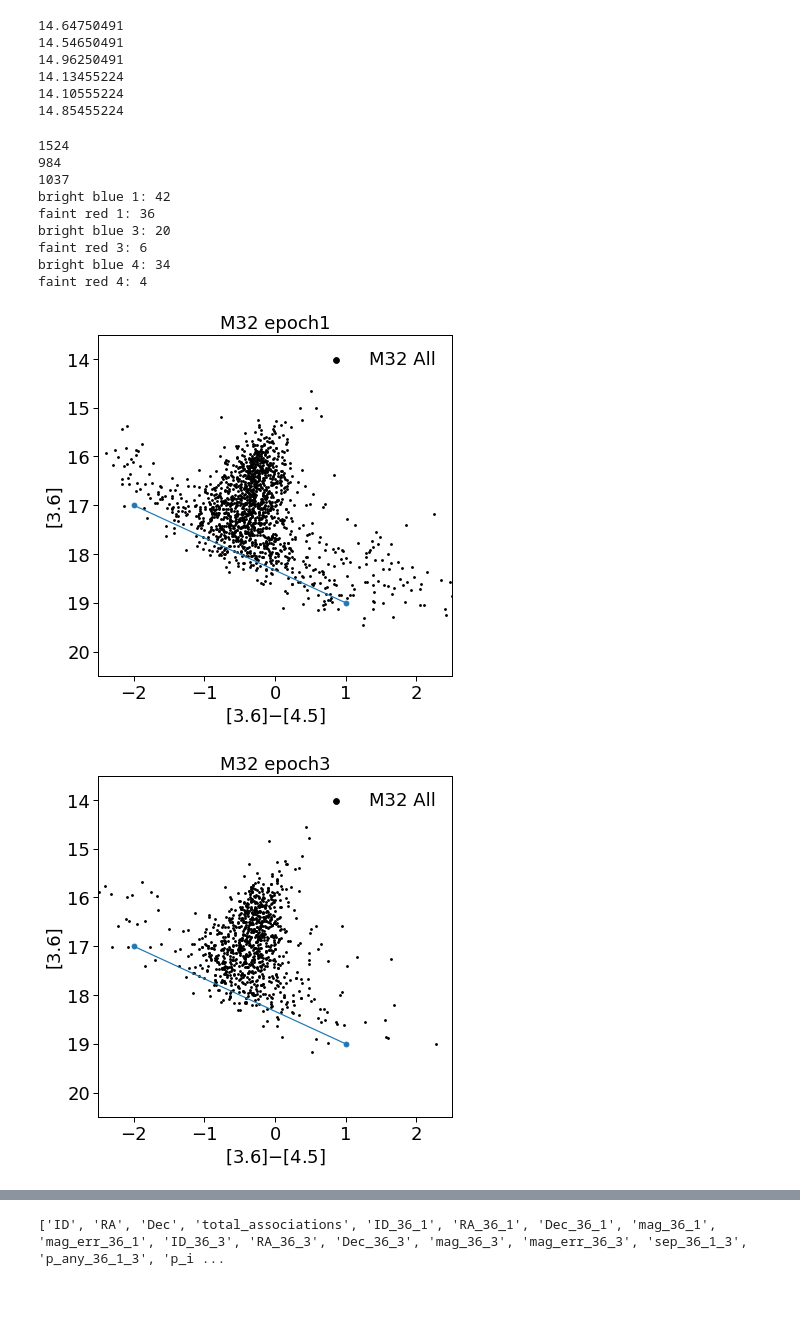
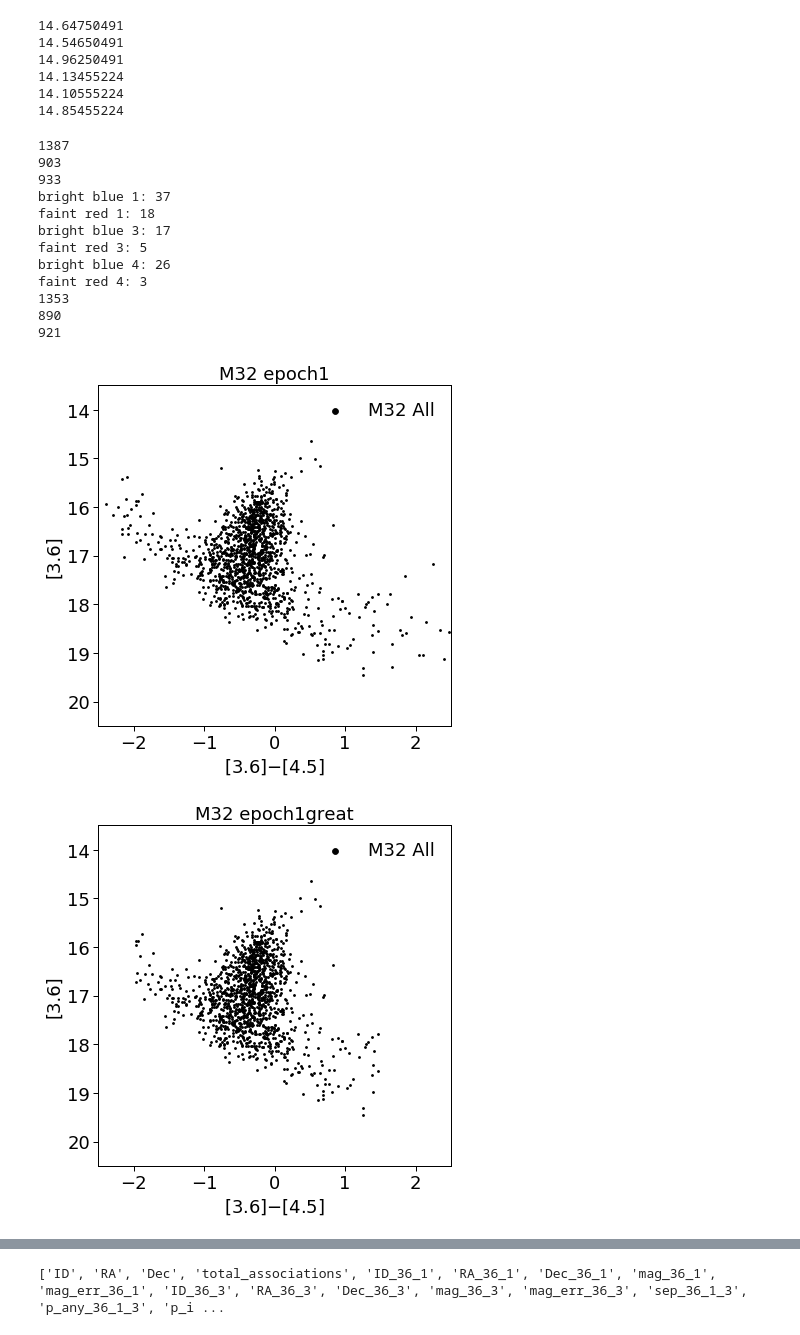
Before and after one commit to MichaelSharp7/M32, a Jupyter notebook: M32_CMD_CCD.ipynb, the cells around one changed output, grey strips where cells are left out. Cells and saved outputs as stored; diff of their text form; code cells hidden in the pictures; blank space fills up the shorter version.

```diff
--- a/M32_CMD_CCD.ipynb
+++ b/M32_CMD_CCD.ipynb
@@ -22,7 +22,7 @@ sns.set_context("paper")   # "paper", "notebook", "talk", "poster"
 # Catalogue Operations
 # %%
 # Read in the background files
-file = 'final_cats/primary_cat_columns.csv'
+file = 'second_data.csv'
 data = ascii.read(file, data_start=1)
 print(np.min(data['mag_36_1']))
 print(np.min(data['mag_36_3']))
@@ -57,54 +57,70 @@ print("bright blue 3:",len(bright_blue_3_idx[0]))
 print("faint red 3:",len(faint_red_3_idx[0]))
 print("bright blue 4:",len(bright_blue_4_idx[0]))
 print("faint red 4:",len(faint_red_4_idx[0]))
+
+# Repeat to find good epoch data within good position on CMD
+great_E1_idx = np.where((data['mag_36_1']!=9999) & (data['mag_45_1']!=9999) & (data['mag_36_1']-data['mag_45_1'] > -2) & (data['mag_36_1']-data['mag_45_1'] < 1.5))
+great_E3_idx = np.where((data['mag_36_3']!=9999) & (data['mag_45_3']!=9999) & (data['mag_36_3']-data['mag_45_3'] > -2) & (data['mag_36_3']-data['mag_45_3'] < 1.5))
+great_E4_idx = np.where((data['mag_36_4']!=9999) & (data['mag_45_4']!=9999) & (data['mag_36_4']-data['mag_45_4'] > -2) & (data['mag_36_4']-data['mag_45_4'] < 1.5))
+print(len(great_E1_idx[0]))
+print(len(great_E3_idx[0]))
+print(len(great_E4_idx[0]))
 # %% [output]
-1524
-984
-1037
-bright blue 1: 42
-faint red 1: 36
-bright blue 3: 20
-faint red 3: 6
-bright blue 4: 34
-faint red 4: 4
+1387
+903
+933
+bright blue 1: 37
+faint red 1: 18
+bright blue 3: 17
+faint red 3: 5
+bright blue 4: 26
+faint red 4: 3
+1353
+890
+921
 # %%
 # Function to plot CMD without lines
-def CMD(A,B,index,xlabel,ylabel,xlim,ylim,epoch):
+def CMD(table,A,B,index,xlabel,ylabel,xlim,ylim,epoch):
     plt.rc('font', family='sans-serif')
     plt.rc("xtick", labelsize=18)
     plt.rc("ytick", labelsize=18)
     plt.rc("axes", labelsize=18)
     plt.rc("legend", fontsize=18)
     # plt.rcdefaults()
 
     # Setting up figure
     plt.figure(figsize=(6,6))
     ax = plt.gca()
 
     # Plot all sensible stars which satify the cut criteria
-    plt.scatter(data[A][index]-data[B][index], data[A][index], s=3.9,color=sns.xkcd_rgb['black'], label="M32 All")
+    plt.scatter(table[A][index]-table[B][index], table[A][index], s=3.9,color=sns.xkcd_rgb['black'], label="M32 All")
 
     # Set the axis lables
     plt.xlabel(xlabel, fontsize=18)
     plt.ylabel(ylabel, fontsize=18)
 
     # Set limits if automatic values dont work well
     plt.xlim(xlim)
     plt.ylim(ylim)
 
     # Add a legend and a title
     plt.legend(loc="upper right",frameon=False, scatterpoints=1, numpoints=1, markerscale=3.)
     plt.title('M32 epoch'+epoch, fontsize=18)
-    plt.plot((-2,1),(17,19),marker='o')
 
     #plt.savefig("bla.pdf", bbox_inches='tight')    # Saves the figure is uncommented
     plt.tight_layout()
     plt.show()
     plt.close()
 
-CMD('mag_36_1','mag_45_1',good_E1_idx,'[3.6]$-$[4.5]','[3.6]',(-2.5,2.5),(20.5,13.5),'1')
-CMD('mag_36_3','mag_45_3',good_E3_idx,'[3.6]$-$[4.5]','[3.6]',(-2.5,2.5),(20.5,13.5),'3')
-CMD('mag_36_4','mag_45_4',good_E4_idx,'[3.6]$-$[4.5]','[3.6]',(-2.5,2.5),(20.5,13.5),'4')
+CMD(data,'mag_36_1','mag_45_1',good_E1_idx,'[3.6]$-$[4.5]','[3.6]',(-2.5,2.5),(20.5,13.5),'1')
+CMD(data,'mag_36_1','mag_45_1',great_E1_idx,'[3.6]$-$[4.5]','[3.6]',(-2.5,2.5),(20.5,13.5),'1great')
+CMD(data,'mag_36_3','mag_45_3',good_E3_idx,'[3.6]$-$[4.5]','[3.6]',(-2.5,2.5),(20.5,13.5),'3')
+CMD(data,'mag_36_3','mag_45_3',great_E3_idx,'[3.6]$-$[4.5]','[3.6]',(-2.5,2.5),(20.5,13.5),'3great')
+CMD(data,'mag_36_4','mag_45_4',good_E4_idx,'[3.6]$-$[4.5]','[3.6]',(-2.5,2.5),(20.5,13.5),'4')
+CMD(data,'mag_36_4','mag_45_4',great_E4_idx,'[3.6]$-$[4.5]','[3.6]',(-2.5,2.5),(20.5,13.5),'4great')
+bgd_data = ascii.read('background/background_good_mean_fits.csv')
+good_bgd_idx = np.where(bgd_data['ID']!=0)
+CMD(bgd_data,'S1_0_MAG1_0','S2_0_MAG2_0',good_bgd_idx,'[3.6]$-$[4.5]','[3.6]',(-2.5,2.5),(20.5,13.5),' bgd')
 # %% [output]
-[figure, old version]
+[figure, new version]
-[figure, old version]
+[figure, new version]
```
Also changed, not shown: parts of 12 cells of this notebook, 6 other files.
